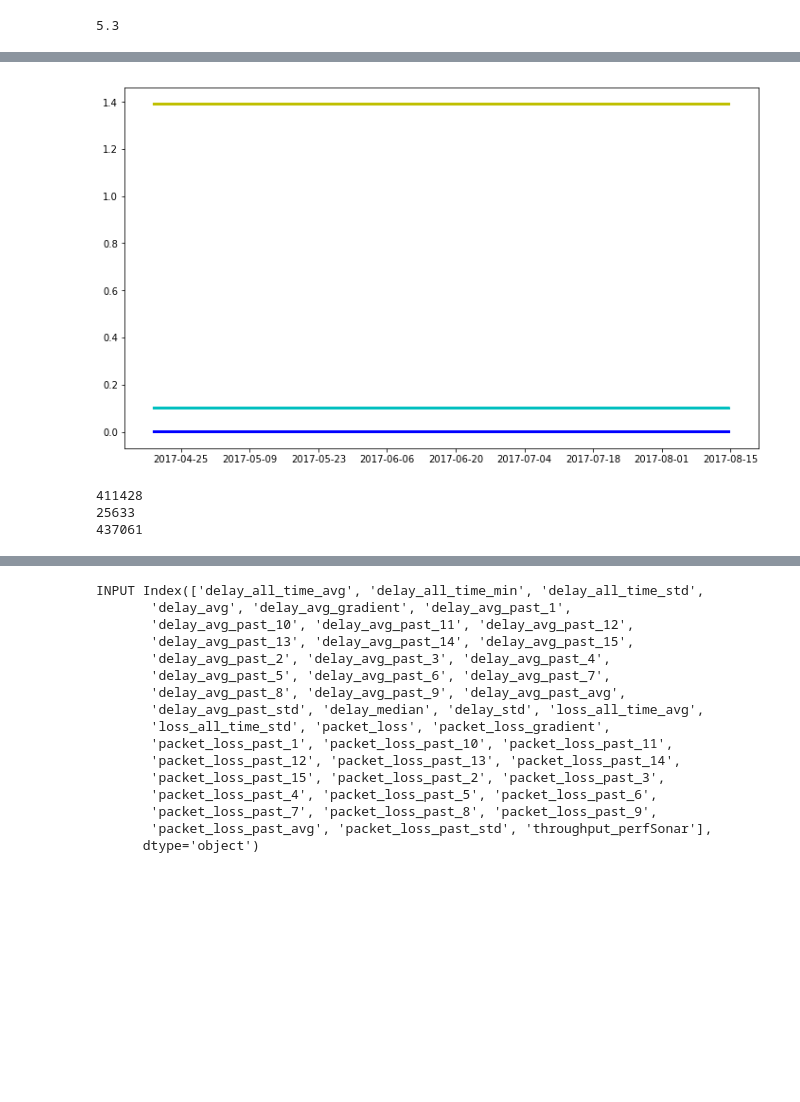
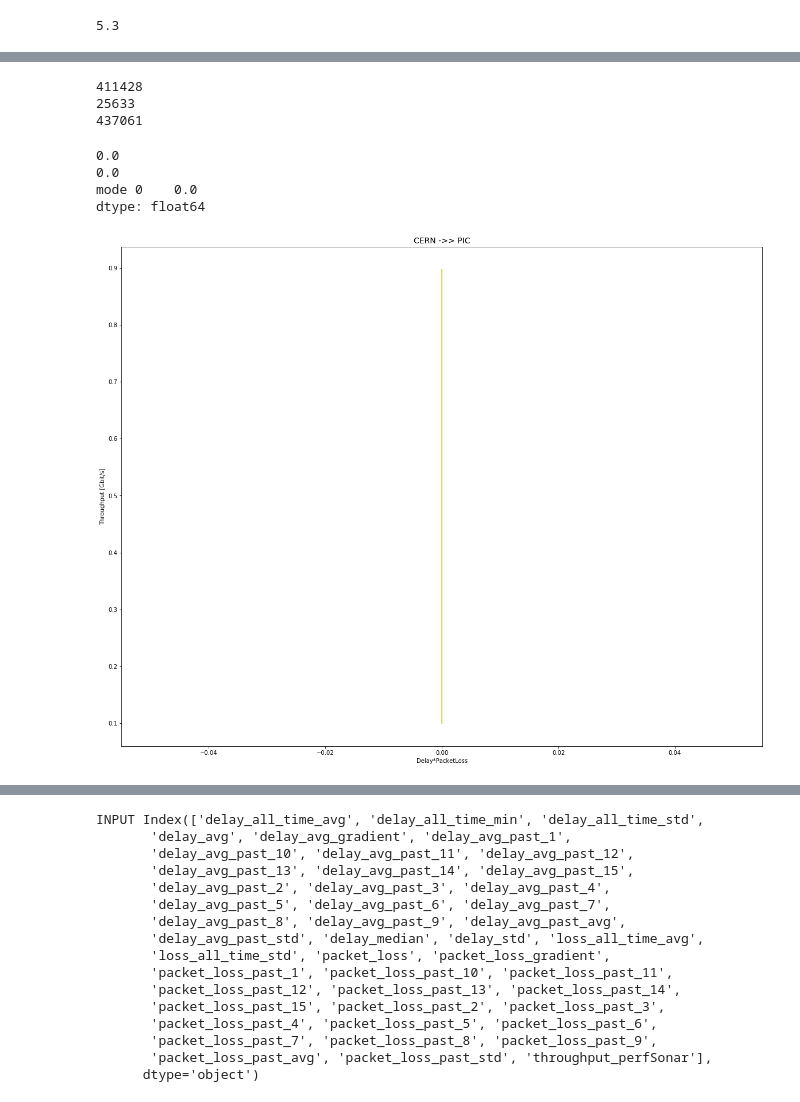
Before and after one commit to ATLAS-Analytics/AnalyticsNotebooks, a Jupyter notebook: Ravin/Untitled.ipynb, the cells around one changed output, grey strips where cells are left out. Drawn from its saved outputs; the diff is of its cells as text; code cells hidden in the pictures; blank space fills up the shorter version.

```diff
--- a/Ravin/Untitled.ipynb
+++ b/Ravin/Untitled.ipynb
@@ -246,6 +246,8 @@ def makeNewDataSet_NN(data_from_routers, data_from_perfSonar, num_of_last_measur
         if i%10000 == 0:
             print(i)
         currentTimestamp = data_from_routers['timestamp'].values[i]
+        if currentTimestamp > 1000000000000:
+            currentTimestamp = currentTimestamp/1000
         index_perfSonar = findIndexClosestToTimestamp_mod(currentTimestamp, data_from_perfSonar, 'delay_median', dest)
         zw = dict(data_from_perfSonar.iloc[index_perfSonar])
         # include all time data
@@ -372,0 +386,2 @@ data_throughput = pd.read_pickle('data_routers/utilization_raw.pkl')
+# %%
+data_set_pic = make_all_data_sets_for_NN(num_of_last_measurements = 15, cut_throughput=0.7, throughput_mapping=site_set)
@@ -406,19 +427,3 @@ print(max(data_set['timestamp']), min(data_set['timestamp']))
-# %%
-dates_data_set = []
-for stamp in data_set[20:50000]['timestamp']:
-    dates_data_set.append(datetime.datetime.fromtimestamp(stamp/1000))
-fig, ax = plt.subplots()
-fig.set_size_inches(12,7)
-fig.set_dpi(1000)
-
-ax.plot(dates_data_set, data_set[20:50000]["delay_median"]/10, 'y', label=r'Delay /10')
-# get throughput
-ax.plot(dates_data_set, data_set[20:50000]["packet_loss"]/10, 'b', label=r'Packet loss')
-
-ax.plot(dates_data_set, (data_set[20:50000]['throughput']), 'c', label=r'Throughput (actual from routers)')
-plt.show()
-# %% [output]
-[figure, removed]
 # %%
 data_set = pd.read_pickle('data_set.pkl')
 print(len(data_set))
@@ -431,3 +436,30 @@ print(len(data_set))
 411428
 25633
 437061
+# %%
+print(data_set_pic["packet_loss"].std())
+print(data_set_pic["packet_loss"].mean())
+print('mode', data_set_pic["packet_loss"].mode())
+# %% [output]
+0.0
+0.0
+mode 0    0.0
+dtype: float64
+# %%
+fig, ax1 = plt.subplots()
+fig.set_size_inches(20,16)
+fig.set_dpi(1000)
+# plt.title(title,fontsize=14)
+#
+# make first axis
+# ax1.hlines(inverses_normalize_throughput((minimum+cut_offset), throughputMaxGBits)/1e9, [0], [999999999999999999], label="cut_off")
+plt.title("CERN ->> PIC",fontsize=14)
+ax1.plot(data_set_pic["delay_median"]*data_set_pic["packet_loss"], data_set_pic['throughput'], 'y')
+# get throughput
+# legends and lables
+ax1.set_ylabel("Throughput [Gbit/s]")
+ax1.set_xlabel("Delay*PacketLoss")
+# saving?
+plt.show()
+# %% [output]
+[figure, added]
```
Also changed, not shown: parts of 9 cells of this notebook, 22 other files.
